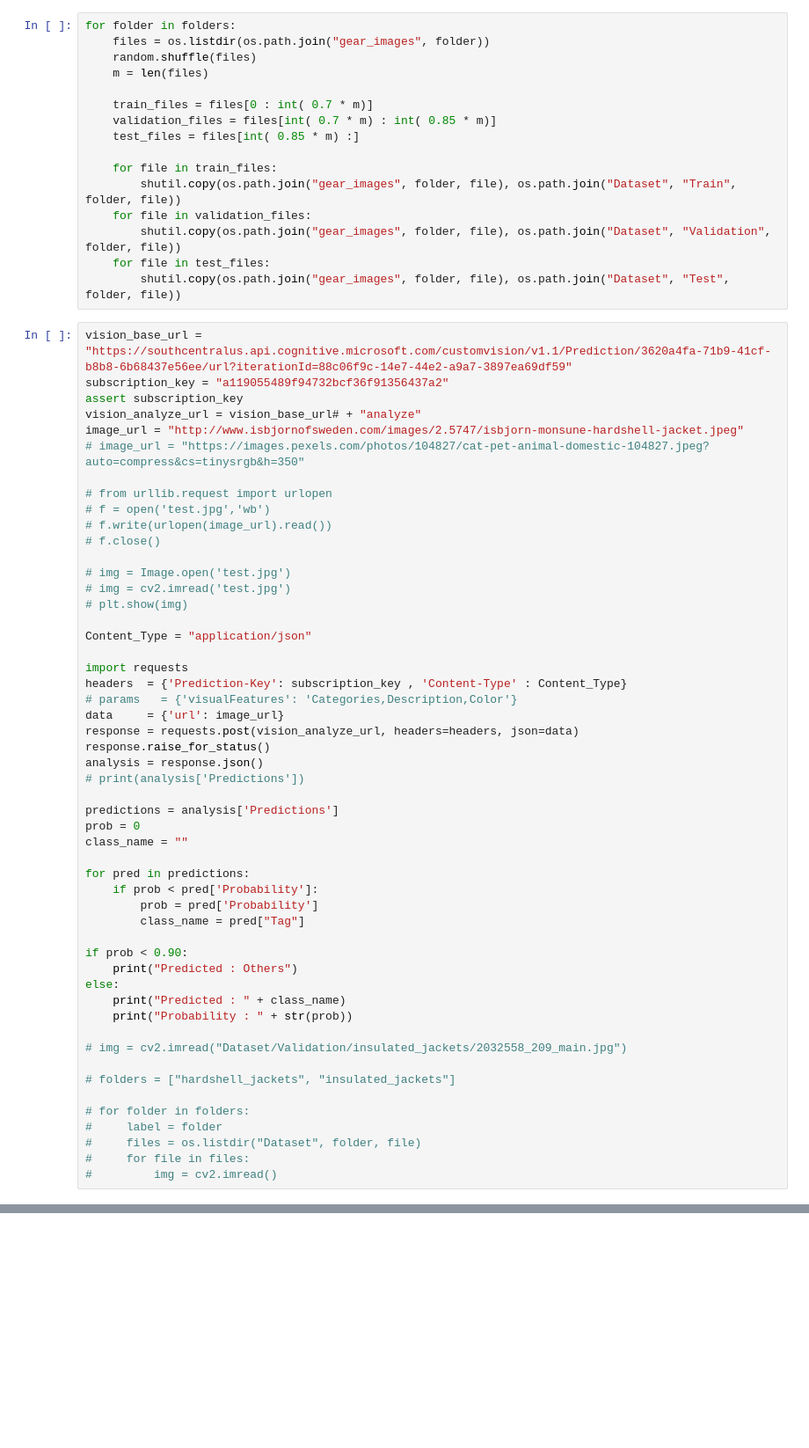
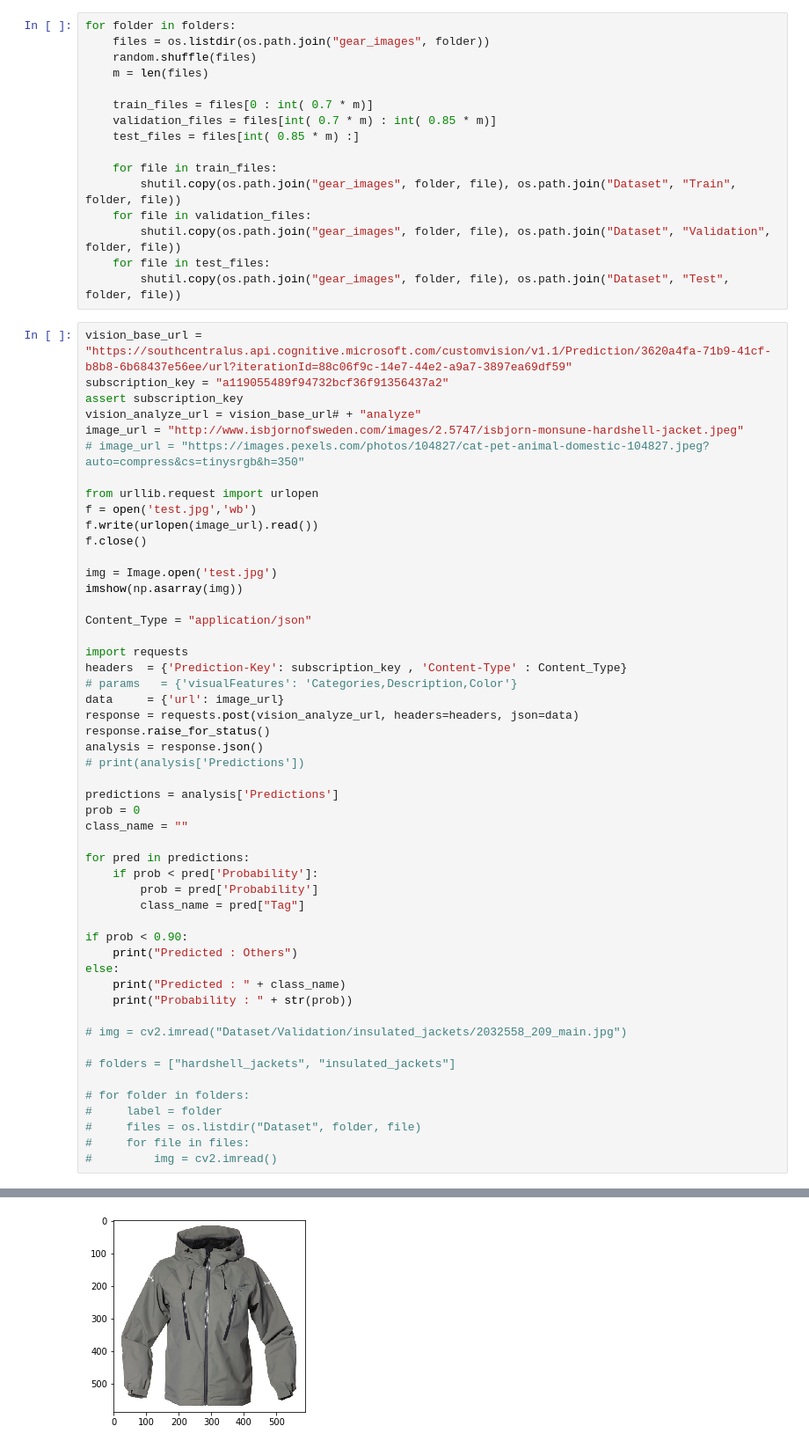
Before and after one commit to karthy1988/highgradient, a Jupyter notebook: openhack.ipynb, the cells around one changed output, grey strips where cells are left out. Shown: that part at 88% size. Cells and saved outputs as stored; diff of their text form; blank space fills up the shorter version.

```diff
--- a/openhack.ipynb
+++ b/openhack.ipynb
@@ -40,14 +41,13 @@ vision_analyze_url = vision_base_url# + "analyze"
 image_url = "http://www.isbjornofsweden.com/images/2.5747/isbjorn-monsune-hardshell-jacket.jpeg"
 # image_url = "https://images.pexels.com/photos/104827/cat-pet-animal-domestic-104827.jpeg?auto=compress&cs=tinysrgb&h=350"
 
-# from urllib.request import urlopen
-# f = open('test.jpg','wb')
-# f.write(urlopen(image_url).read())
-# f.close()
+from urllib.request import urlopen
+f = open('test.jpg','wb')
+f.write(urlopen(image_url).read())
+f.close()
 
-# img = Image.open('test.jpg')
-# img = cv2.imread('test.jpg')
-# plt.show(img)
+img = Image.open('test.jpg')
+imshow(np.asarray(img))
 
 Content_Type = "application/json"
 
@@ -60,30 +60,31 @@ response.raise_for_status()
 analysis = response.json()
 # print(analysis['Predictions'])
 
 predictions = analysis['Predictions']
 prob = 0
 class_name = ""
 
 for pred in predictions:
     if prob < pred['Probability']:
         prob = pred['Probability']
         class_name = pred["Tag"]
 
 if prob < 0.90:
     print("Predicted : Others")
 else:
     print("Predicted : " + class_name)
     print("Probability : " + str(prob))
 
 # img = cv2.imread("Dataset/Validation/insulated_jackets/2032558_209_main.jpg")
 
 # folders = ["hardshell_jackets", "insulated_jackets"]
 
 # for folder in folders:
 #     label = folder
 #     files = os.listdir("Dataset", folder, file)
 #     for file in files:
 #         img = cv2.imread()
 # %% [output]
 Predicted : hardshell_jackets
 Probability : 0.964253247
+[figure, added]
```
Also changed, not shown: parts of 11 cells of this notebook.
